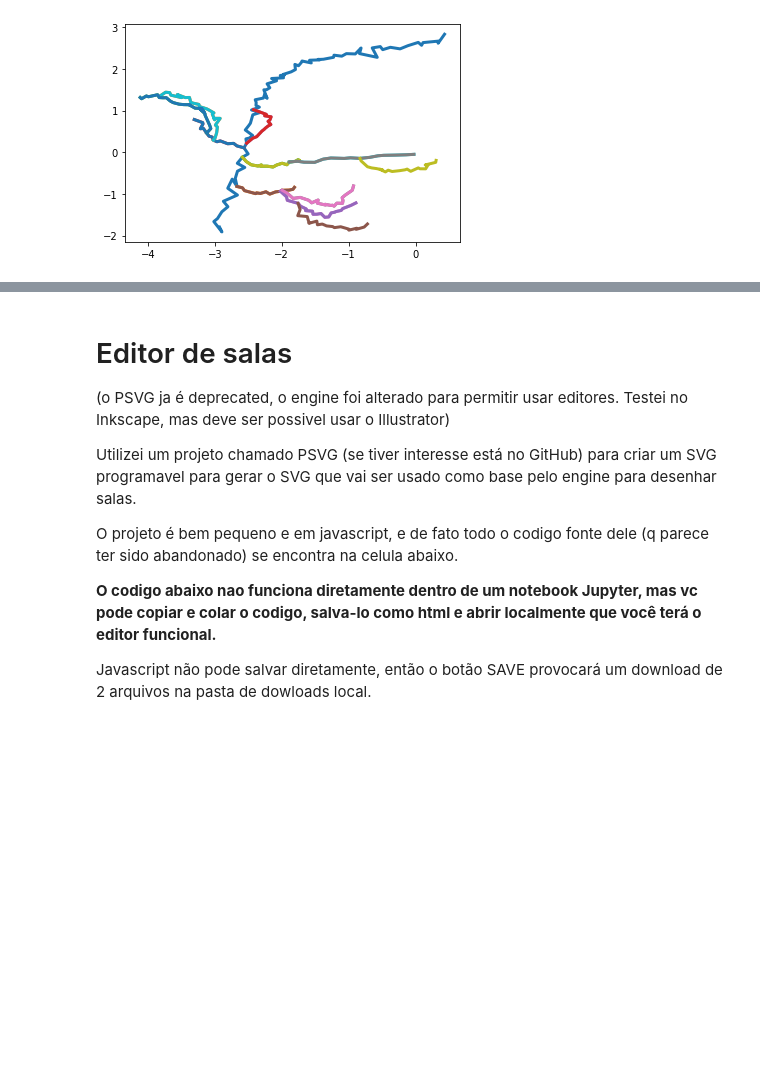
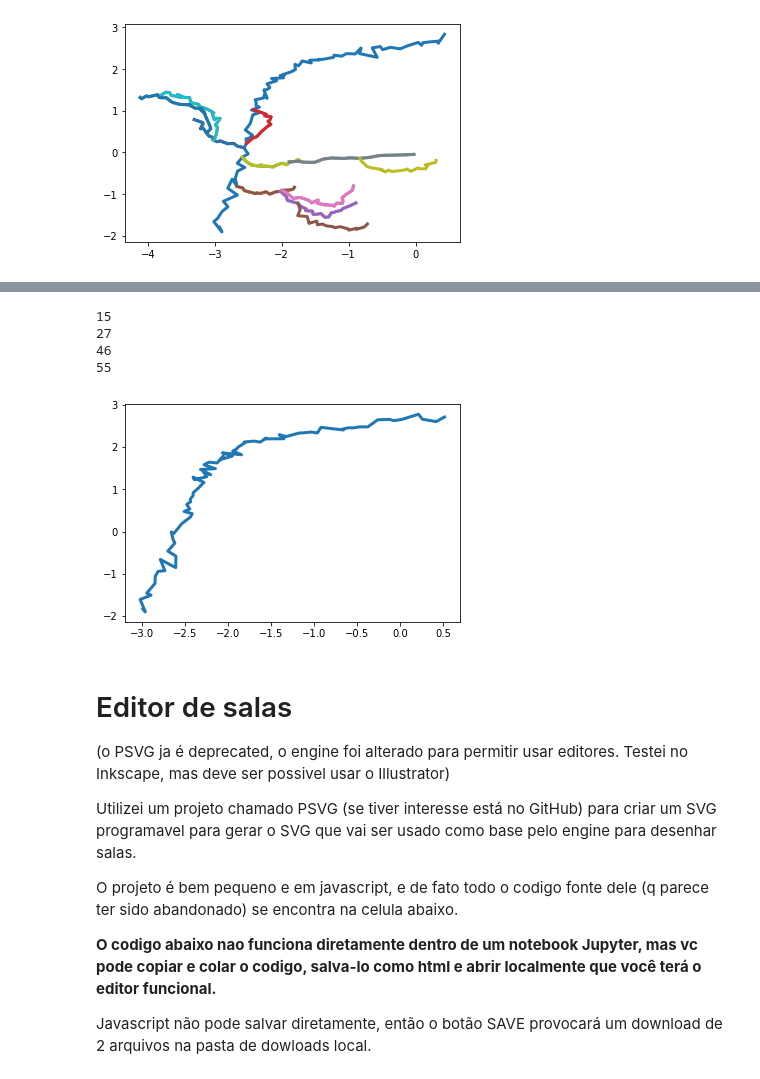
Before and after one commit to casson-projects-2020/active-bolt, a Jupyter notebook: 3d_engines_essays/skin-fork-3D.ipynb, the cells around one changed output, grey strips where cells are left out. Cells and saved outputs as stored; diff of their text form; code cells hidden in the pictures; blank space fills up the shorter version.

```diff
--- a/3d_engines_essays/skin-fork-3D.ipynb
+++ b/3d_engines_essays/skin-fork-3D.ipynb
@@ -1303,3 +1339,82 @@ divs 8
+# %%
+import random
+import math
+from math import sqrt
+import matplotlib.pyplot as plt
+from shapely.geometry import LineString
+
+
+def rotate( x, y, radians, origin=(0, 0)):
+    """Rotate a matrix around a given point."""
+
+    offset_x, offset_y = origin
+    adjusted_x = (x - offset_x)
+    adjusted_y = (y - offset_y)
+    cos_rad = math.cos(radians)
+    sin_rad = math.sin(radians)
+    qx = offset_x + cos_rad * adjusted_x + sin_rad * adjusted_y
+    qy = offset_y + -sin_rad * adjusted_x + cos_rad * adjusted_y
+
+    return qx, qy
+
+
+
+# first vx for some reason is very far from the 2nd
+numpts = 99
+rmain = river_bed( numpts + 1 )[1:-1]
+
+sizepr = [ 0.1, 0.6 ]    # starting size proportion between branch and parent
+divlim = [ 4., 9.]     # starting limits to subdivid river branches
+vxs = float( numpts )    # max num of vxs that shoul appear in the next iteration
+paths = [ rmain ]
+lpaths = [ LineString( rmain )]
+
+# indicate paths that we still have to subdiv
+subdiv = [ 0 ]
+anchor = []
+
+
+for i in range( 1 ):
+    # for each branch to subdiv
+    added = 0
+
+    for rnum in subdiv:
+        path = paths[ rnum ]
+        lpath = lpaths[ rnum ]
+
+        plt.plot( *lpath.xy, linewidth=3 )
+
+        # random number of divs between limits
+        divs = int( random.random() * ( divlim[ 1 ] - divlim[ 0 ]) + divlim[ 0 ])
+
+        # size
+        size = random.random() * ( sizepr[ 1 ] - sizepr[ 0 ]) + sizepr[ 0 ]
+
+        # divide an 0..1 interval in div random slices
+        span = [ int( random.random() * vxs ) for k in range( divs )]
+        span.sort()
+        for i in range( len( span ) - 1, -1, -1 ):
+            if span[ i ] == vxs: span[ i ] -=1
+            if i < len( span ) - 1:
+                if span[ i ] == span[ i + 1 ]:
+                    span.pop( i + 1 )
+
+        for div in span:
+            # anchor point
+            if div >= len( path ):
+                continue
+
+            print( div )
+            vx = path[ div ]
+
+
+#plt.plot( *lpath.xy, linewidth=3 )
+# %% [output]
+15
+27
+46
+55
+[figure, added]
 # %% [markdown]
 <h1 style="letter-spacing:0px;">Editor de salas</h1>
 
```
Also changed, not shown: parts of 4 cells of this notebook.
